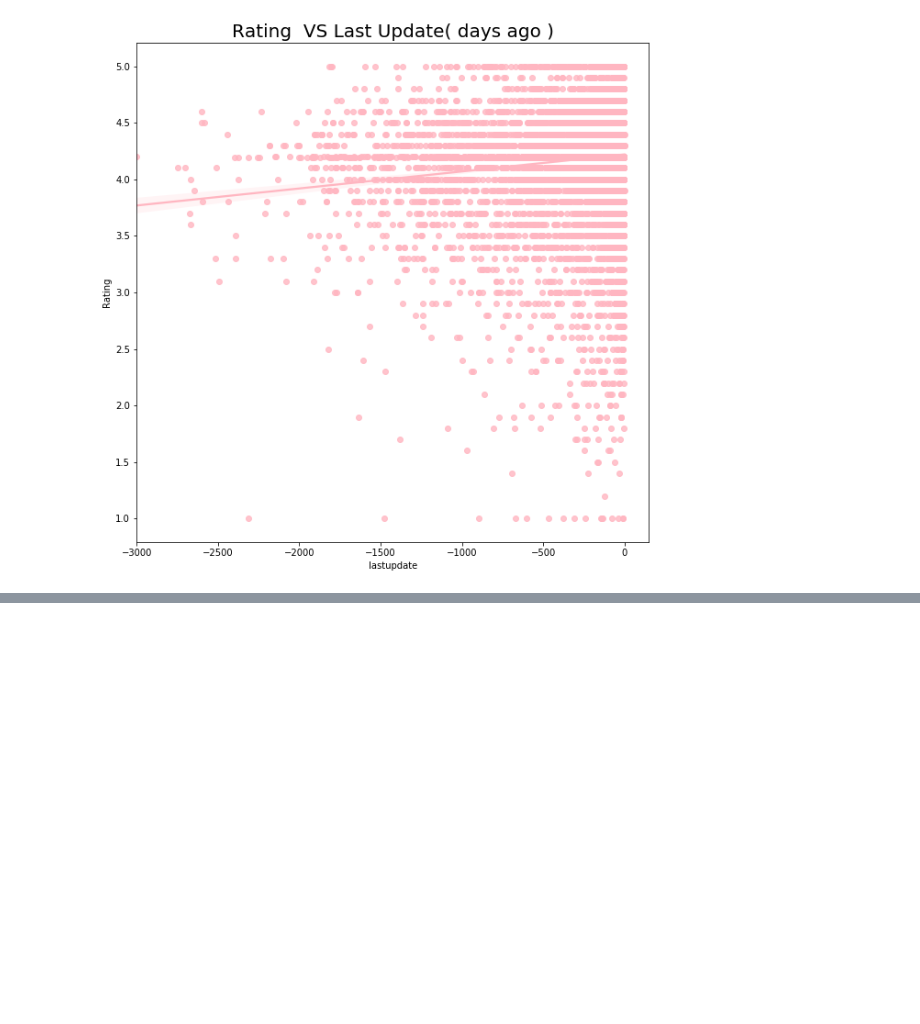
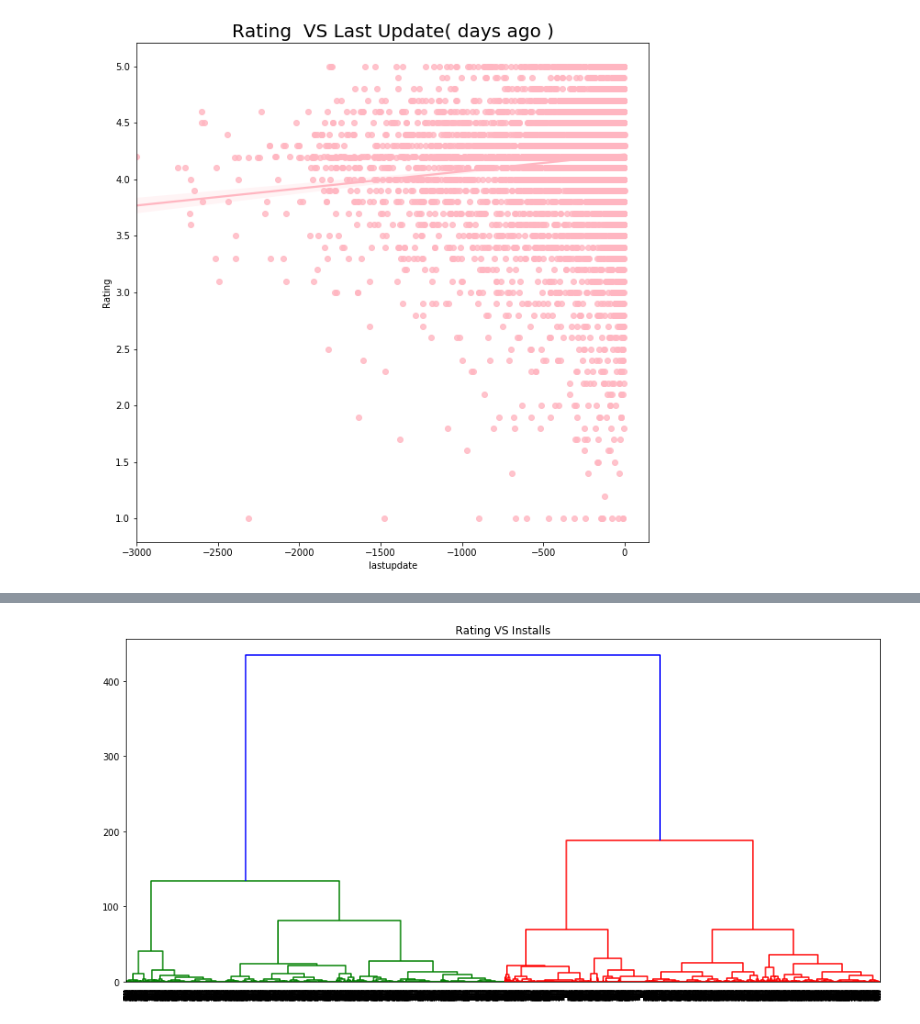
Before and after one commit to kianvi/GooglePlay-Apps-Hierarchical-Clustering-, a Jupyter notebook: GooglePlay.ipynb, the cells around one changed output, grey strips where cells are left out. Drawn from its saved outputs; the diff is of its cells as text; code cells hidden in the pictures; blank space fills up the shorter version.

```diff
--- a/GooglePlay.ipynb
+++ b/GooglePlay.ipynb
@@ -332,0 +345,4 @@ ValueError: could not convert string to float: 'Photo Editor & Candy Camera & Gr
+# %%
+build_dendo('Rating', 'Installs')
+# %% [output]
+[figure, added]
```
Also changed, not shown: parts of 4 cells of this notebook.
